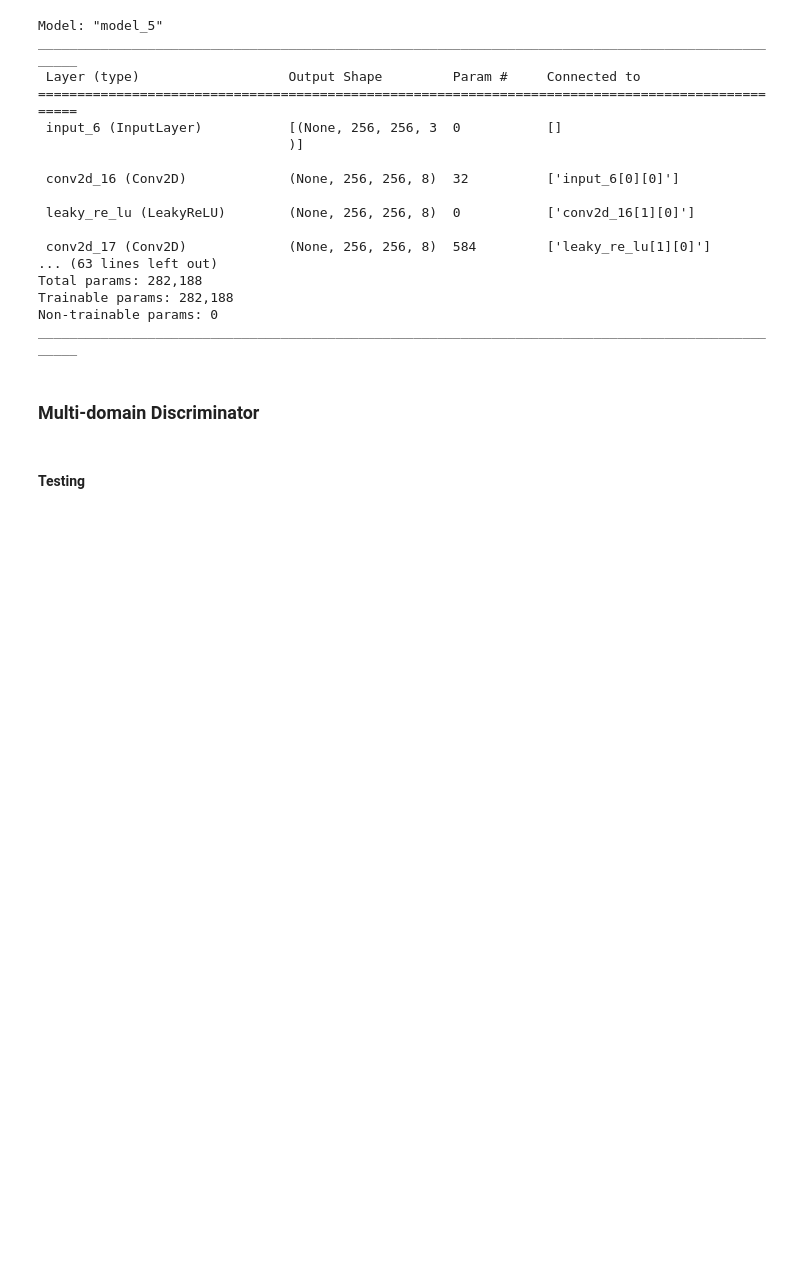
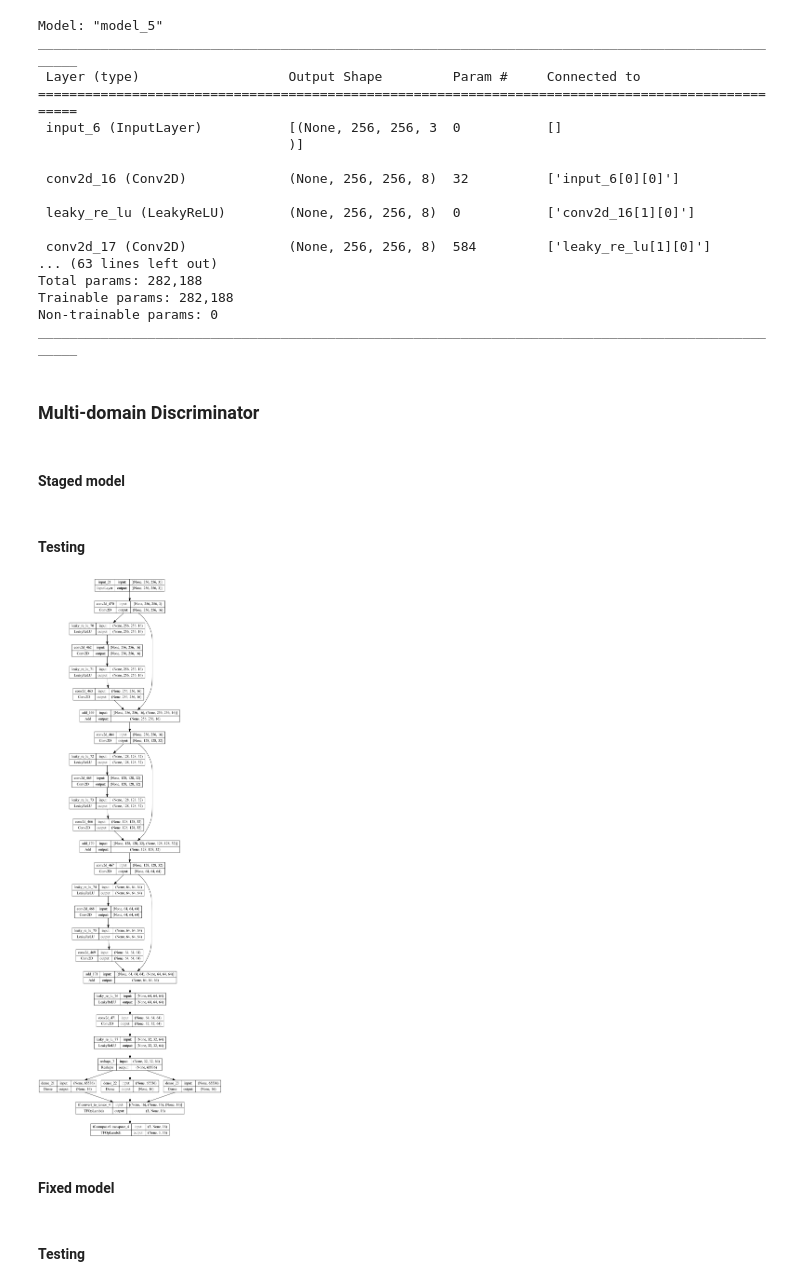
Before and after one commit to tlaw009/GAN-devel, a Jupyter notebook: StarGAN-v2.ipynb, the cells around one changed output. Drawn from its saved outputs; the diff is of its cells as text; code cells hidden in the pictures; blank space fills up the shorter version.

```diff
--- a/StarGAN-v2.ipynb
+++ b/StarGAN-v2.ipynb
@@ -525,3 +796,5 @@ Non-trainable params: 0
 __________________________________________________________________________________________________
 # %% [markdown]
 ### Multi-domain Discriminator
+# %% [markdown]
+#### Staged model
@@ -528,3 +898,13 @@ ________________________________________________________________________________
+# %% [markdown]
+#### Testing
+# %%
+mdd1 = MDDiscriminator((256,256), 3, 3)
+# %%
+tf.keras.utils.plot_model(mdd1.build_graph(), show_shapes=True)
+# %% [output]
+[figure, added]
+# %% [markdown]
+#### Fixed model
 # %%
 class MDDiscriminator(Model):
 
```
Also changed, not shown: parts of 28 cells of this notebook, 1 other file.
